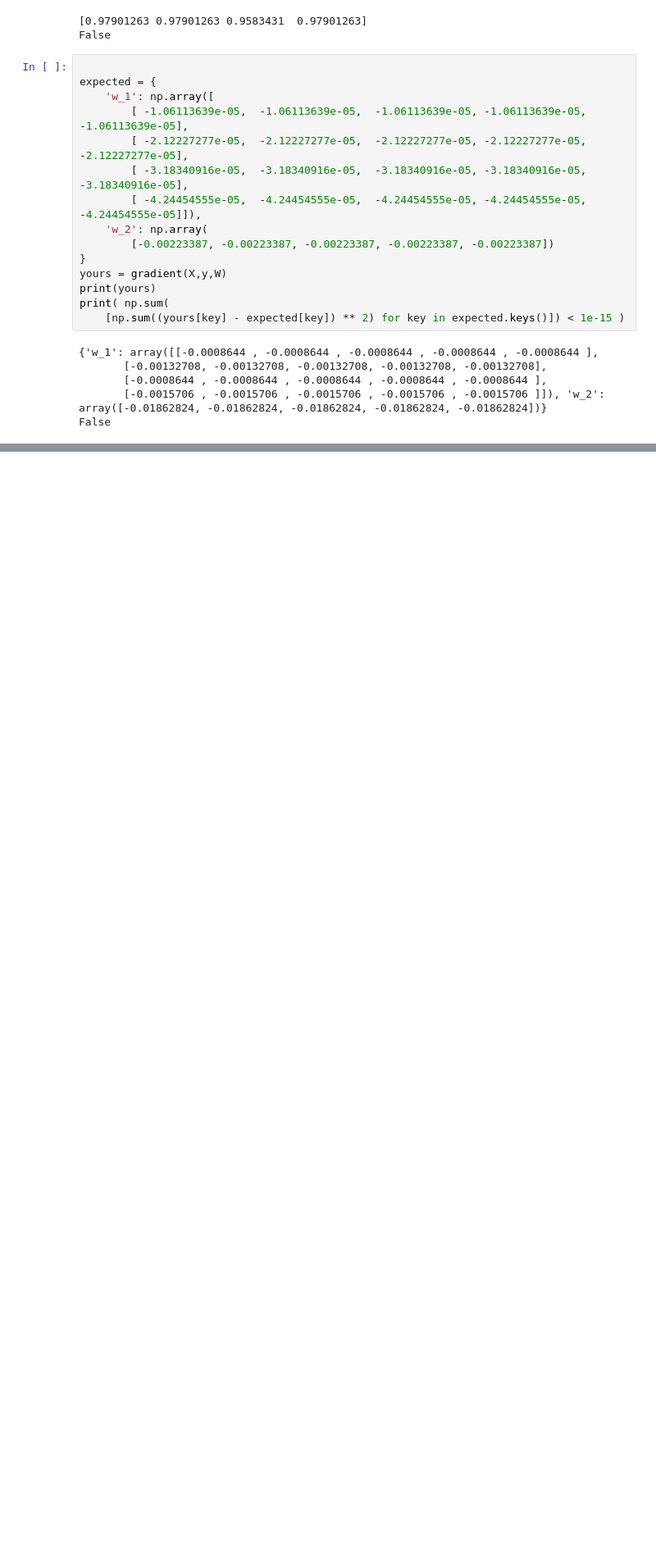
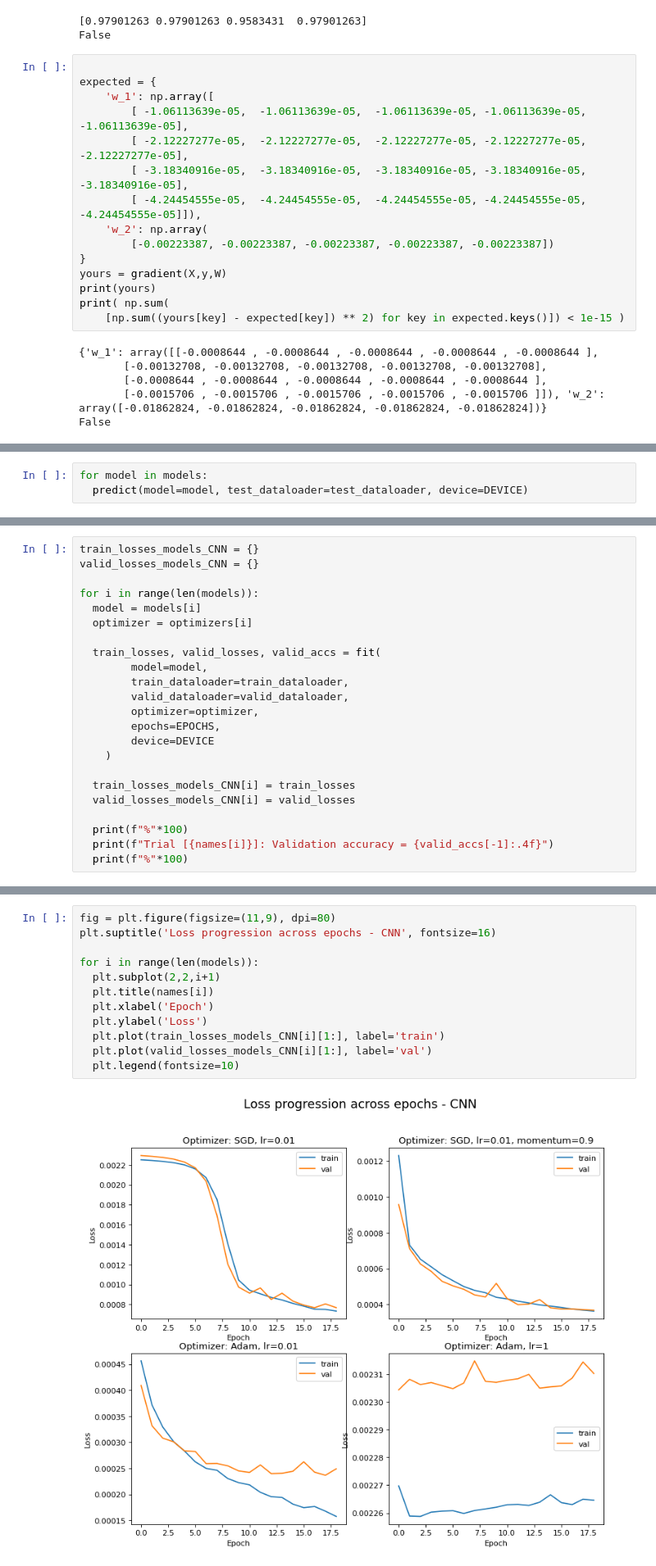
Before and after one commit to rluka/FundamentalLearningEPFL, a Jupyter notebook: Homeworks/Homework3/luka_radic_354502_HW3.ipynb, the cells around one changed output, grey strips where cells are left out. Shown at 82% size. Cells and saved outputs as stored; diff of their text form; blank space fills up the shorter version.

```diff
--- a/Homeworks/Homework3/luka_radic_354502_HW3.ipynb
+++ b/Homeworks/Homework3/luka_radic_354502_HW3.ipynb
@@ -165,0 +457,3 @@ False
+# %%
+for model in models:
+  predict(model=model, test_dataloader=test_dataloader, device=DEVICE)
@@ -165,0 +533,23 @@ False
+# %%
+train_losses_models_CNN = {}
+valid_losses_models_CNN = {}
+
+for i in range(len(models)):
+  model = models[i]
+  optimizer = optimizers[i]
+
+  train_losses, valid_losses, valid_accs = fit(
+        model=model,
+        train_dataloader=train_dataloader,
+        valid_dataloader=valid_dataloader,
+        optimizer=optimizer,
+        epochs=EPOCHS,
+        device=DEVICE
+    )
+
+  train_losses_models_CNN[i] = train_losses
+  valid_losses_models_CNN[i] = valid_losses
+
+  print(f"%"*100)
+  print(f"Trial [{names[i]}]: Validation accuracy = {valid_accs[-1]:.4f}")
+  print(f"%"*100)
@@ -165,0 +582,14 @@ False
+# %%
+fig = plt.figure(figsize=(11,9), dpi=80)
+plt.suptitle('Loss progression across epochs - CNN', fontsize=16)
+
+for i in range(len(models)):
+  plt.subplot(2,2,i+1)
+  plt.title(names[i])
+  plt.xlabel('Epoch')
+  plt.ylabel('Loss')
+  plt.plot(train_losses_models_CNN[i][1:], label='train')
+  plt.plot(valid_losses_models_CNN[i][1:], label='val')
+  plt.legend(fontsize=10)
+# %% [output]
+[figure, added]
```
Also changed, not shown: parts of 78 cells of this notebook.
